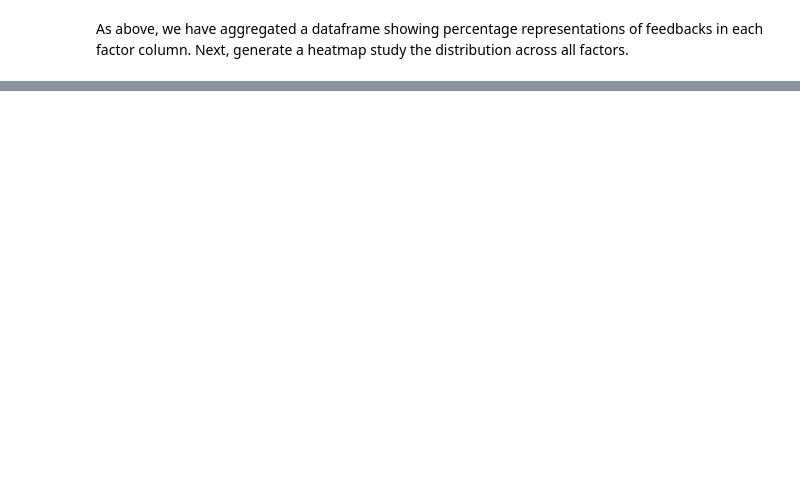
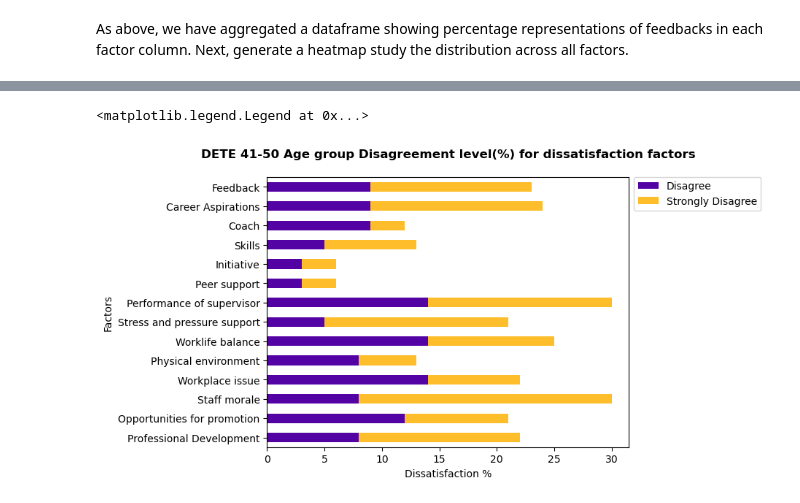
Before and after one commit to yanchooy/exitsurvey, a Jupyter notebook: exit survey.ipynb, the cells around one changed output, grey strips where cells are left out. Saved outputs shown, nothing was run; the diff lists cells and outputs as text; code cells hidden in the pictures; blank space fills up the shorter version.

```diff
--- a/exit survey.ipynb
+++ b/exit survey.ipynb
@@ -1082,0 +1097,5 @@ From the chart above, we can see that:
+# %%
+dete_age_service = combined_updated_age[(combined_updated_age['age_cat']== '41 - 50')
+                                        & (combined_updated_age['service_cat']== 'Veteran')
+                                        & (combined_updated_age['institute']== 'DETE')]
+dete_age_service.head()
@@ -1082,0 +1146,10 @@ From the chart above, we can see that:
+# %%
+#concat previously dropped factors columns to updated DETE survey df
+dete_factors = dete_survey.iloc[:,28:42]
+dete_factor_survey = pd.concat([dete_survey_updated, dete_factors], axis=1)
+
+#inner join merge selected Resignation group df to factor df to extract selected rows with Resignation only
+dete_select = pd.merge(left=dete_age_service, right=dete_factor_survey, how='inner', on='id')
+dete_select_factors = dete_select.iloc[:, 44:59]
+
+dete_select_factors.head()
@@ -1082,0 +1163,4 @@ From the chart above, we can see that:
+# %%
+#apply function to each column - axis=0
+dete_select_factors_percent = dete_select_factors.apply(percent_count, axis=0)
+dete_select_factors_percent
@@ -1082,0 +1175,4 @@ From the chart above, we can see that:
+# %%
+#filter only Disagree and Strongly Disagree comments
+dete_select_factors_percent_disagree = dete_select_factors_percent[(dete_select_factors_percent.index =='D') | (dete_select_factors_percent.index =='SD')]
+dete_select_factors_percent_disagree
@@ -1082,0 +1183,10 @@ From the chart above, we can see that:
+# %%
+dete_select_factors_percent_disagree.transpose().plot(kind='barh', stacked=True, colormap=ListedColormap(sns.color_palette("plasma")))
+plt.xlabel('Dissatisfaction %')
+plt.ylabel('Factors')
+plt.title('DETE 41-50 Age group Disagreement level(%) for dissatisfaction factors', weight='bold', size=12, y=1.05)
+
+plt.legend(['Disagree', 'Strongly Disagree'], loc='best', bbox_to_anchor=(1, 1.02))
+# %% [output]
+<matplotlib.legend.Legend at 0x...>
+[figure, added]
```
Also changed, not shown: parts of 13 cells of this notebook.
